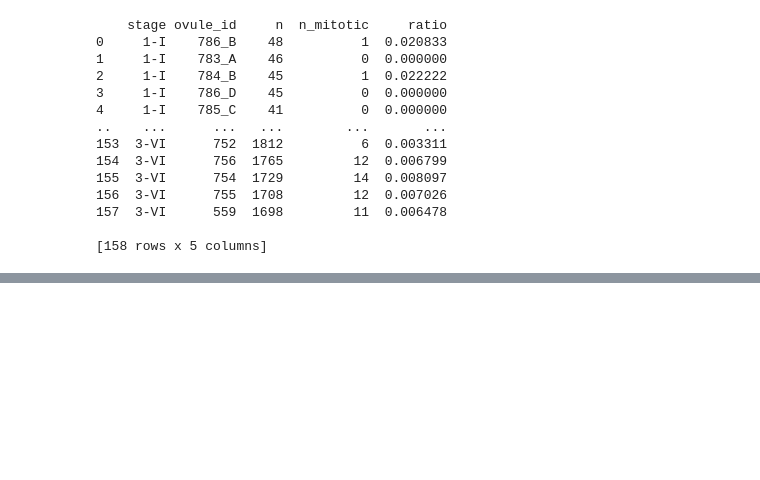
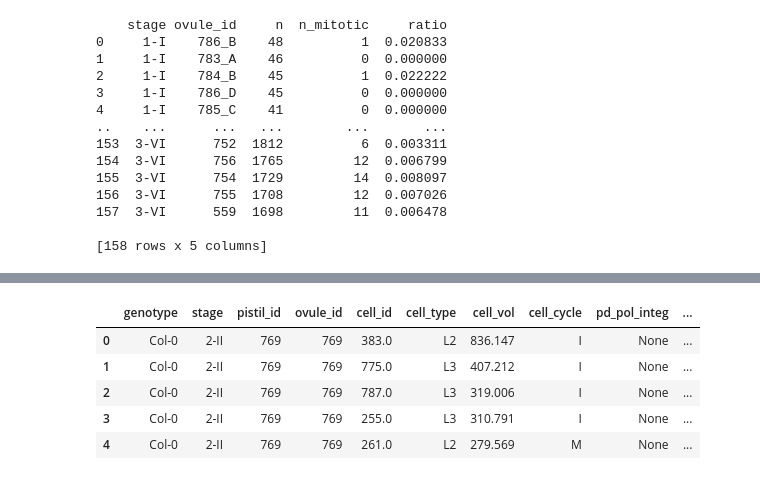
Before and after one commit to SNZLab/3D-ovule-analysis-pipeline, a Jupyter notebook: Automation_pipeline.ipynb, the cells around one changed output, grey strips where cells are left out. Cells and saved outputs as stored; diff of their text form; code cells hidden in the pictures; blank space fills up the shorter version.

Commit message:
Added functionalities - filter by specific stage/cell type/layer - compute number of cells per ovule

```diff
--- a/Automation_pipeline.ipynb
+++ b/Automation_pipeline.ipynb
@@ -271,0 +316,30 @@ print(count_by_stage)
+# %%
+# Load data from table V12_Platinum_158_dataset_All_stages
+# Filter by later stages (2-II until 3-VI)
+
+cur.execute("SELECT * FROM v12_platinum_158_dataset WHERE stage IN ('2-II','2-III','2-IV','2-V','3-I','3-II','3-III','3-IV','3-V','3-VI');")
+
+# Obtain first row of data table
+# first_col = cur.fetchone()
+
+# Obtain all rows of data table
+v12_plat_158_late = cur.fetchall()
+
+# Obtain column names
+colnames = [desc[0] for desc in cur.description]
+
+# Create pandas DataFrame from list of tuples
+df = pd.DataFrame(v12_plat_158_late)
+
+# Add column names to respective columns
+df.columns = colnames
+
+# Display first five rows of pandas DataFrame
+df.head()
+# %% [output]
+|  | genotype | stage | pistil_id | ovule_id | cell_id | cell_type | cell_vol | cell_cycle | pd_pol_integ | ... |
+| 0 | Col-0 | 2-II | 769 | 769 | 383.0 | L2 | 836.147 | I | None | ... |
+| 1 | Col-0 | 2-II | 769 | 769 | 775.0 | L3 | 407.212 | I | None | ... |
+| 2 | Col-0 | 2-II | 769 | 769 | 787.0 | L3 | 319.006 | I | None | ... |
+| 3 | Col-0 | 2-II | 769 | 769 | 255.0 | L3 | 310.791 | I | None | ... |
+| 4 | Col-0 | 2-II | 769 | 769 | 261.0 | L2 | 279.569 | M | None | ... |
```
Also changed, not shown: parts of 13 cells of this notebook.
